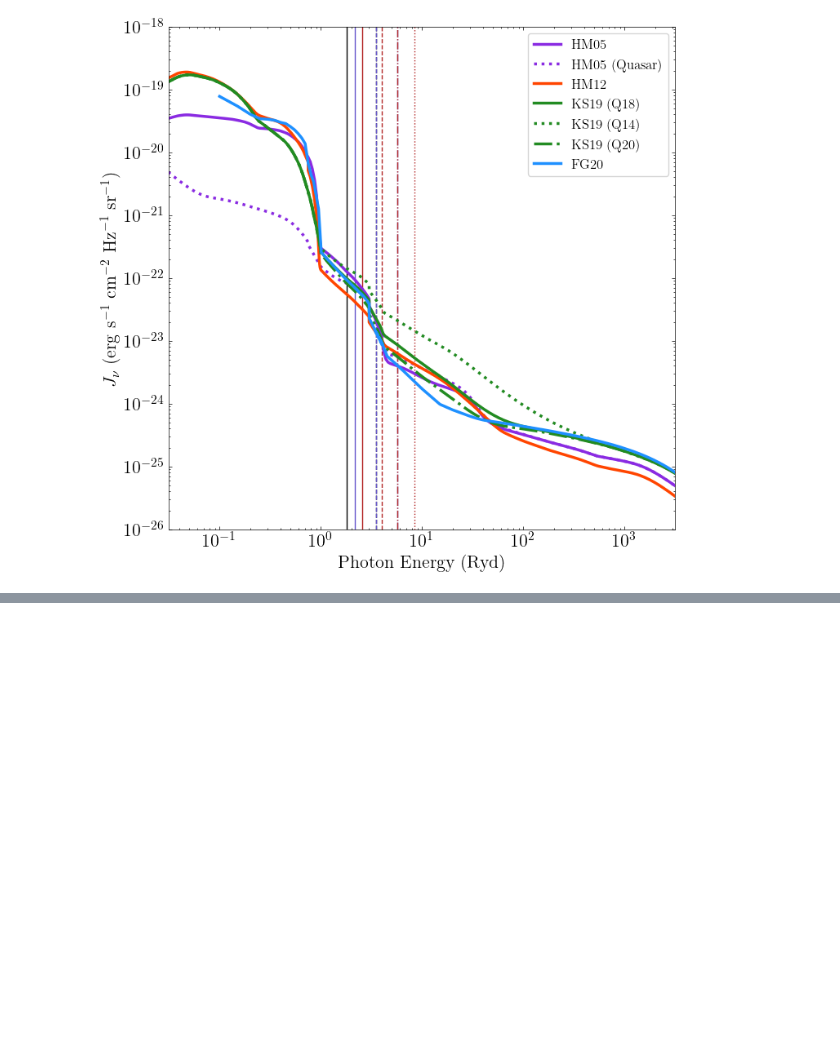
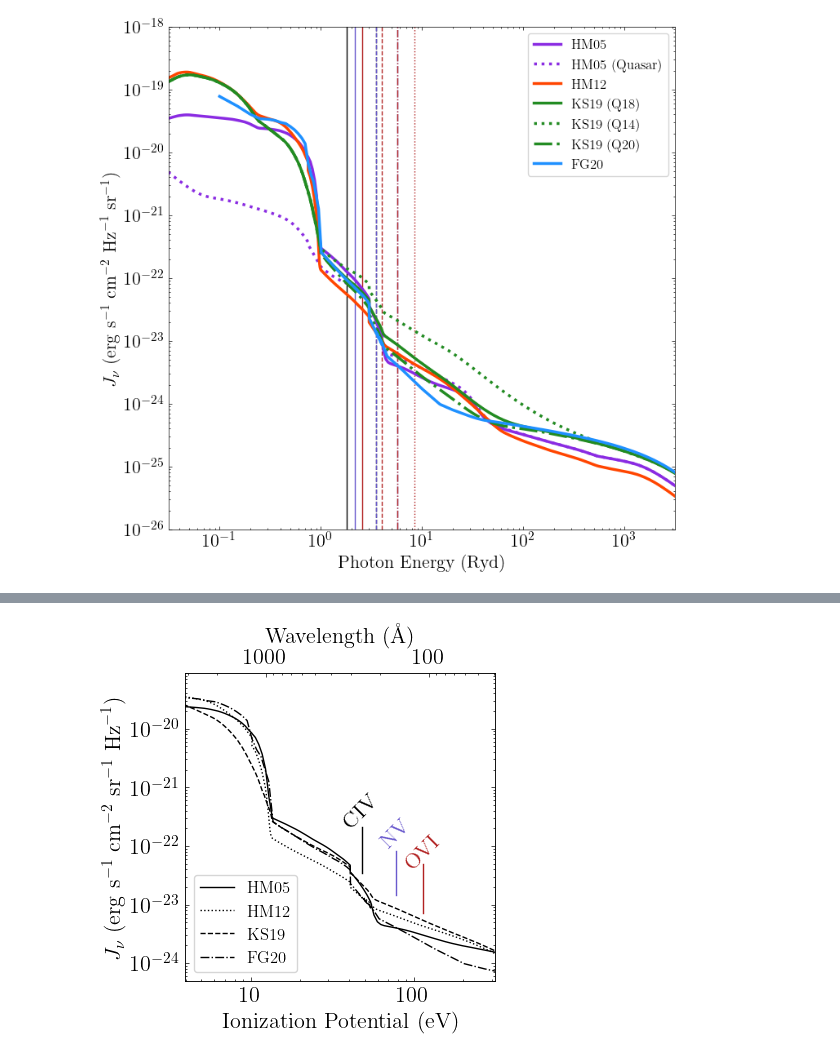
Before and after one commit to suyashk12/cgm_science, a Jupyter notebook: cloudy_fit/uvb_comparison.ipynb, the cells around one changed output, grey strips where cells are left out. Cells and saved outputs as stored; diff of their text form; code cells hidden in the pictures; blank space fills up the shorter version.

```diff
--- a/cloudy_fit/uvb_comparison.ipynb
+++ b/cloudy_fit/uvb_comparison.ipynb
@@ -236,0 +243,3 @@ plt.savefig('/Users/thepoetoftwilight/Documents/CUBS/Data/PG1522+101/Figures/UVB
+# %%
+def Ang_2_eV(lam):
+    return 13.59844*(911.76/lam)
@@ -236,0 +250,75 @@ plt.savefig('/Users/thepoetoftwilight/Documents/CUBS/Data/PG1522+101/Figures/UVB
+# %%
+fig, ax = plt.subplots(1, figsize=(4,4))
+
+
+ax.axvline(np.log10(IP_dict['CIV']), ymin=0.35, ymax=0.5, linestyle='-', color='black')
+ax.text(np.log10(IP_dict['CIV']), 2e-22, 'CIV', rotation=45, color='black', horizontalalignment='center')
+
+ax.axvline(np.log10(IP_dict['NV']), ymin=0.28, ymax=0.42, linestyle='-', color='slateblue')
+ax.text(np.log10(IP_dict['NV']), 9e-23, 'NV', rotation=45, color='slateblue', horizontalalignment='center')
+
+ax.axvline(np.log10(IP_dict['OVI']),ymin=0.22, ymax=0.38, linestyle='-', color='firebrick')
+ax.text(np.log10(IP_dict['OVI']), 4e-23, 'OVI', rotation=45, color='firebrick', horizontalalignment='center')
+
+ax.plot(np.log10(hm05_ryd_grid*13.61),
+        hm05_J_nu_test,
+        lw=1, linestyle='-', label=r'HM05', color='black')
+
+ax.plot(np.log10(hm12_ryd_grid*13.61),
+        hm12_J_nu_test,
+        lw=1, linestyle=':', label=r'HM12', color='black')
+
+ax.plot(np.log10(ks19_q18_ryd_grid*13.61),
+        ks19_q18_J_nu_test,
+        lw=1, linestyle='--', label='KS19',
+        color='black')
+
+ax.plot(np.log10(fg20_ryd_grid*13.61),
+        fg20_J_nu_test,
+        lw=1, linestyle='-.', label=r'FG20', color='black')
+
+#ax.set_title(r'Extragalactic UVB SEDs at $z=1$', fontsize=16)
+ax.set_ylabel(r'$J_\nu \ (\mathrm{erg} \ \mathrm{s}^{-1} \ \mathrm{cm}^{-2} \ \mathrm{sr}^{-1} \ \mathrm{Hz}^{-1})$')
+
+# Put marks at linear locations in eV
+x = []
+for i in [1, 10, 100, 1000]:
+    for j in range(1,10):
+        x.append(i*j)
+
+ax.set_xticks(np.log10(x), minor=True)
+
+# Major indicators
+ax.set_xticks([1,2], labels=[r'$10$', r'$100$'])
+
+ax.legend(fontsize=12, loc='lower left')
+ax.xaxis.tick_bottom()
+
+ax.set_ylim(5e-25,9e-20)
+
+# Set wavelengths
+ax_copy = ax.twiny()
+
+x = []
+for i in [10, 100, 1000, 10000]:
+    for j in range(1,10):
+        x.append(i*j)
+
+ax_copy.set_xticks(np.flip(np.log10(Ang_2_eV(np.array(x)))), minor=True)
+
+ax_copy.set_xticks(np.log10(Ang_2_eV(np.array([1e4, 1e3, 1e2, 10]))),
+                   [r'$10^4$', r'$1000$', r'$100$', r'$10$'], minor=False)
+
+ax.axvline(0.09)
+
+ax.set_xlim(0.6, 2.5)
+ax_copy.set_xlim(0.6, 2.5)
+
+ax.set_xlabel(r'Ionization Potential (eV)')
+ax_copy.set_xlabel(r'Wavelength (Å)')
+
+ax.set_yscale('log')
+
+plt.savefig('/Users/thepoetoftwilight/Documents/CUBS/Data/PG1522+101/Figures/UVB_compare.pdf', dpi=300)
+# %% [output]
+[figure, added]
```
Also changed, not shown: parts of 6 cells of this notebook, 9 other files.
